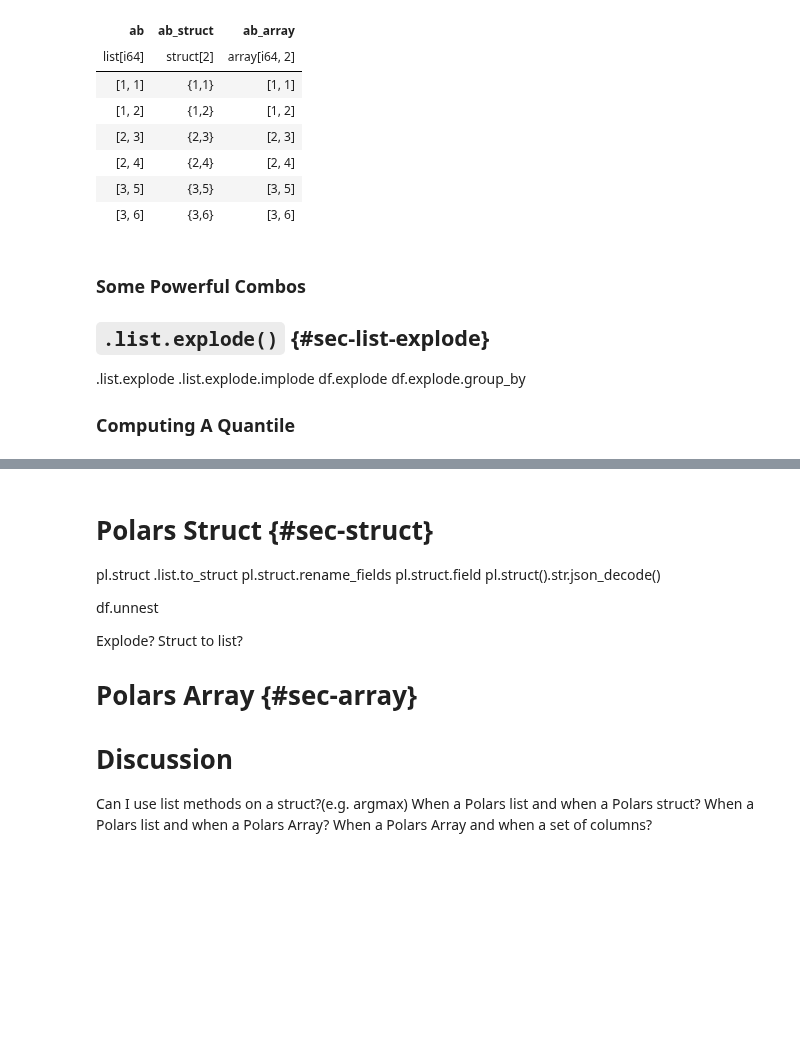
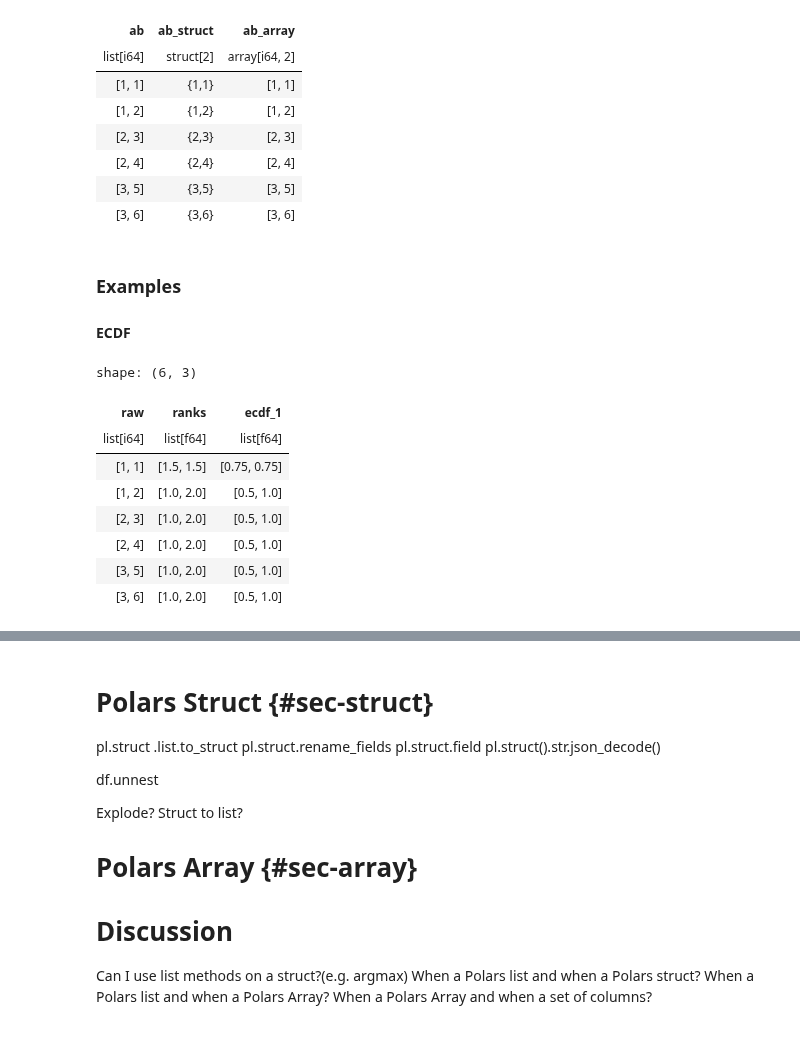
Before and after one commit to johnros/polars_demo, a Jupyter notebook: nested_dtypes.ipynb, the cells around one changed output, grey strips where cells are left out. Saved outputs shown, nothing was run; the diff lists cells and outputs as text; code cells hidden in the pictures; blank space fills up the shorter version.

```diff
--- a/nested_dtypes.ipynb
+++ b/nested_dtypes.ipynb
@@ -671,19 +674,29 @@ shape: (6, 3)
 | [2, 4] | {2,4} | [2, 4] |
 | [3, 5] | {3,5} | [3, 5] |
 | [3, 6] | {3,6} | [3, 6] |
-# %% [markdown]
-### Some Powerful Combos
-
-
-
-
-
-## `.list.explode()` {#sec-list-explode}
-
-
-.list.explode
-.list.explode.implode
-df.explode
-df.explode.group_by
-
-### Computing A Quantile
+# %% [markdown]
+### Examples
+
+#### ECDF
+# %%
+#| label: list-ecdf
+
+(
+    df_with_list
+    .select(
+        pl.col('ab').alias('raw'),
+        pl.col('ab').list.eval(pl.element().rank()).alias('ranks'),
+        pl.col('ab').list.eval(pl.element().rank().truediv(2)).alias('ecdf_1'),
+        # pl.col('ab').list.eval(pl.element().rank().truediv(pl.col('ab').list.len())).alias('ecdf_2'),
+    )
+)
+# %% [output]
+shape: (6, 3)
+| raw | ranks | ecdf_1 |
+| list[i64] | list[f64] | list[f64] |
+| [1, 1] | [1.5, 1.5] | [0.75, 0.75] |
+| [1, 2] | [1.0, 2.0] | [0.5, 1.0] |
+| [2, 3] | [1.0, 2.0] | [0.5, 1.0] |
+| [2, 4] | [1.0, 2.0] | [0.5, 1.0] |
+| [3, 5] | [1.0, 2.0] | [0.5, 1.0] |
+| [3, 6] | [1.0, 2.0] | [0.5, 1.0] |
```
Also changed, not shown: parts of 23 cells of this notebook, 2 other files.
